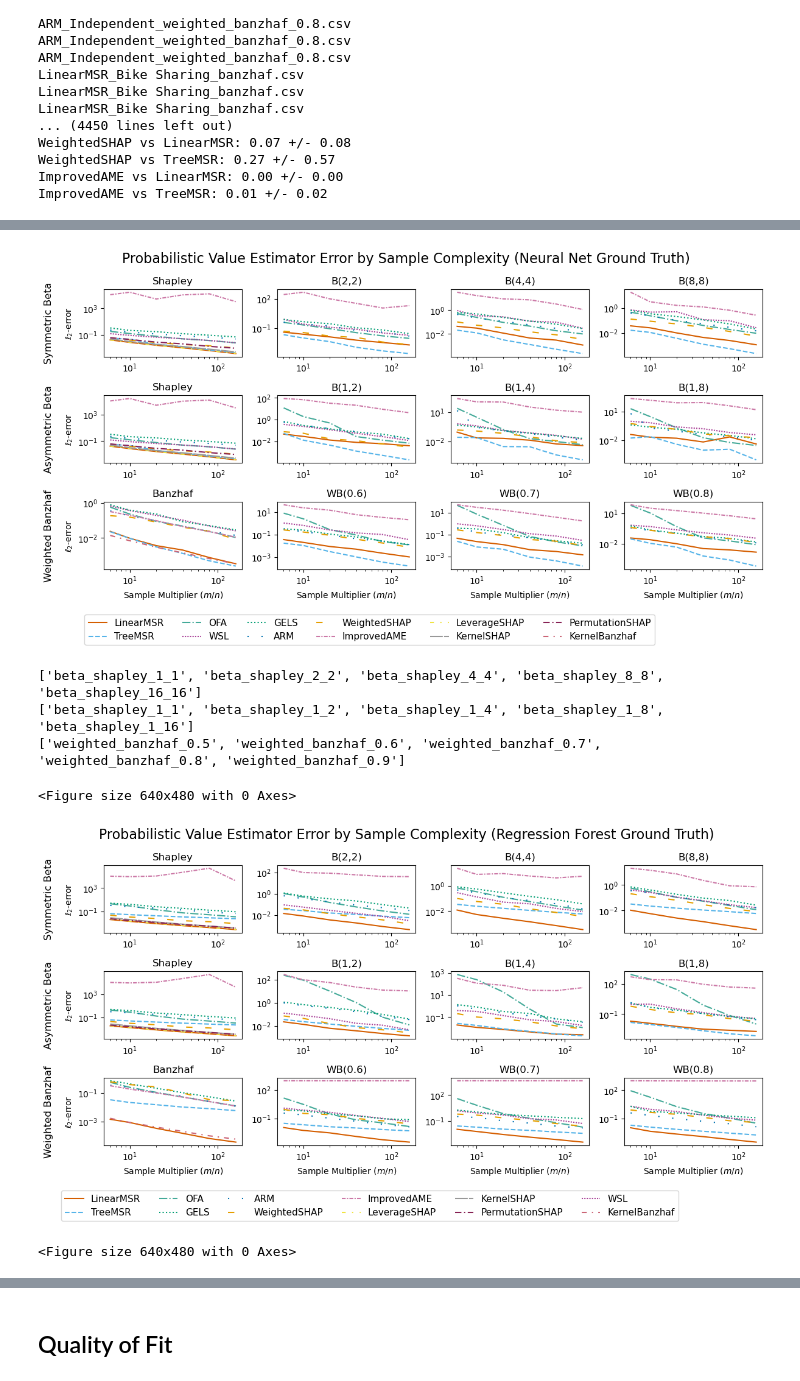
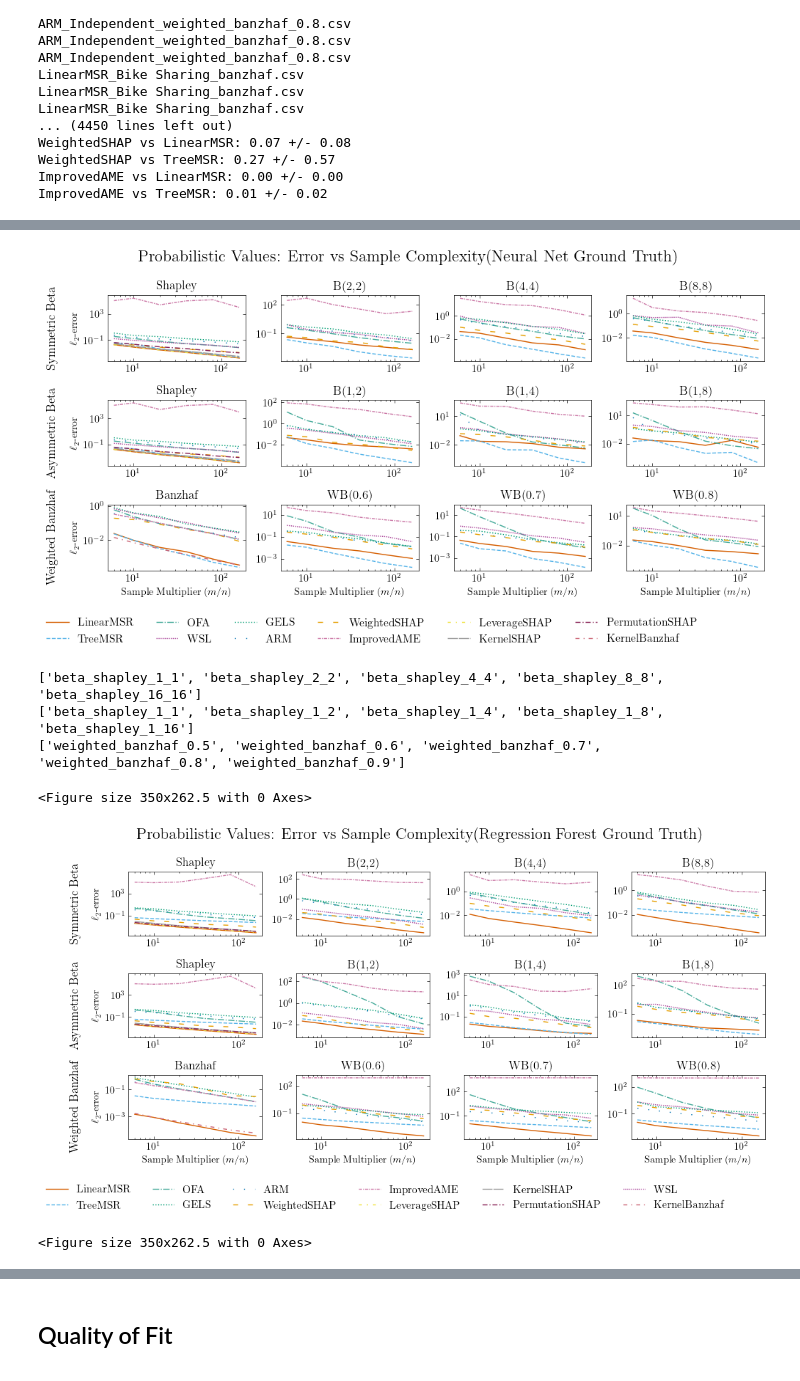
Before and after one commit to rtealwitter/regressionMSR, a Jupyter notebook: summarize.ipynb, the cells around one changed output, grey strips where cells are left out. Saved outputs shown, nothing was run; the diff lists cells and outputs as text; code cells hidden in the pictures.

Commit message:
science plots :)

```diff
--- a/summarize.ipynb
+++ b/summarize.ipynb
@@ -3,13 +3,13 @@
 # %%
 import matplotlib.pyplot as plt
 import numpy as np
-#import scienceplots
+import scienceplots
 import os
 
 from kernelprob.configs.config import *
 from kernelprob.utils.datasets import dataset_sizes
 
-#plt.style.use('science')
+plt.style.use('science')
 
 # Load in files into a giant dictionary
 # filename format: dataset_estimator_weighting
@@ -468,7 +468,7 @@ results = load_filtered_error(filter, extra_variable=extra_variable)
 make_smaller = 1
 
 for dataset_group in ['small_n', 'big_n']:
-    fig, axs = plt.subplots(len(weightings), 5-make_smaller, figsize=(12, 6))
+    fig, axs = plt.subplots(len(weightings), 5-make_smaller, figsize=(10, 5))
 
     all_handles = {}
     for i, (weight_list_name, weight_list) in enumerate(weightings.items()):
@@ -523,38 +523,39 @@ for dataset_group in ['small_n', 'big_n']:
 
     nice_group_name = {'small_n' : r'(Neural Net Ground Truth)', 'big_n' : r'(Regression Forest Ground Truth)'}[dataset_group]
 
-    fig.suptitle(f'Probabilistic Value Estimator Error by Sample Complexity ' + nice_group_name, fontsize=16)
+    fig.suptitle('Probabilistic Values: Error vs Sample Complexity' + nice_group_name, fontsize=16)
+#    fig.suptitle(f'Probabilistic Value Estimator Error by Sample Complexity ' + nice_group_name, fontsize=16)
     # Two layers of legends
     fig.legend(all_handles.values(), all_handles.keys(), loc='upper center', ncol=6, bbox_to_anchor=(0.45,0), fontsize=11)
     plt.tight_layout()
     plt.savefig(f'images/prob_complexity_{dataset_group}.pdf',bbox_inches='tight', dpi=300)
     plt.show()
     plt.clf()
 # %% [output]
 ARM_Communities_beta_shapley_2_2.csv
 ARM_Communities_beta_shapley_2_2.csv
 ARM_Communities_beta_shapley_2_2.csv
 TreeMSR_Correlated_beta_shapley_16_16.csv
 TreeMSR_Correlated_beta_shapley_16_16.csv
 TreeMSR_Correlated_beta_shapley_16_16.csv
 ARM_Independent_weighted_banzhaf_0.8.csv
 ARM_Independent_weighted_banzhaf_0.8.csv
 ARM_Independent_weighted_banzhaf_0.8.csv
 LinearMSR_Bike Sharing_banzhaf.csv
 LinearMSR_Bike Sharing_banzhaf.csv
 LinearMSR_Bike Sharing_banzhaf.csv
 ... (4421 lines left out)
 LinearMSR_Communities_beta_shapley_2_2.csv
 ['beta_shapley_1_1', 'beta_shapley_2_2', 'beta_shapley_4_4', 'beta_shapley_8_8', 'beta_shapley_16_16']
 ['beta_shapley_1_1', 'beta_shapley_1_2', 'beta_shapley_1_4', 'beta_shapley_1_8', 'beta_shapley_1_16']
 ['weighted_banzhaf_0.5', 'weighted_banzhaf_0.6', 'weighted_banzhaf_0.7', 'weighted_banzhaf_0.8', 'weighted_banzhaf_0.9']
-[figure, old version]
+[figure, new version]
 ['beta_shapley_1_1', 'beta_shapley_2_2', 'beta_shapley_4_4', 'beta_shapley_8_8', 'beta_shapley_16_16']
 ['beta_shapley_1_1', 'beta_shapley_1_2', 'beta_shapley_1_4', 'beta_shapley_1_8', 'beta_shapley_1_16']
 ['weighted_banzhaf_0.5', 'weighted_banzhaf_0.6', 'weighted_banzhaf_0.7', 'weighted_banzhaf_0.8', 'weighted_banzhaf_0.9']
-<Figure size 640x480 with 0 Axes>
+<Figure size 350x262.5 with 0 Axes>
-[figure, old version]
+[figure, new version]
-<Figure size 640x480 with 0 Axes>
+<Figure size 350x262.5 with 0 Axes>
 # %%
 # Make a giant plot
 # The columns are the datasets
```
Also changed, not shown: parts of 5 cells of this notebook, 4 other files.
